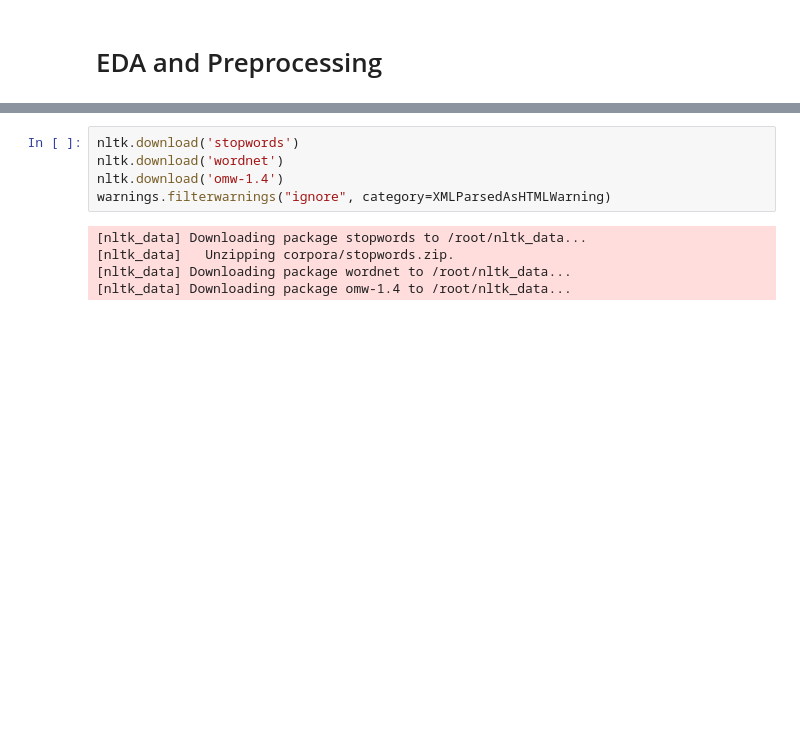
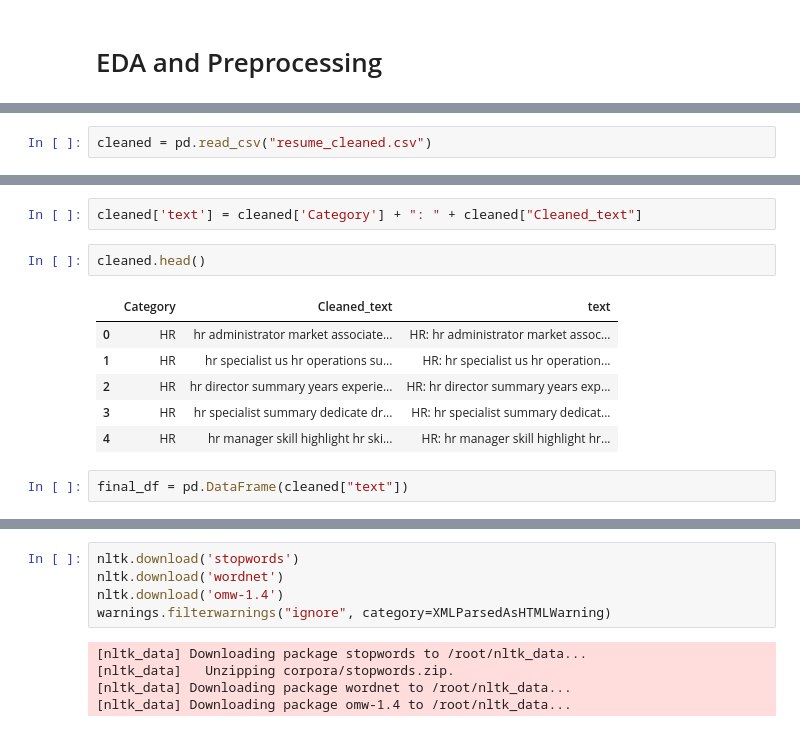
Before and after one commit to NotShivain/Resume-Analysis, a Jupyter notebook: Ollama_resume_agent/Resume_Scoring_BERT.ipynb, the cells around one changed output, grey strips where cells are left out. Cells and saved outputs as stored; diff of their text form; blank space fills up the shorter version.

```diff
--- a/Ollama_resume_agent/Resume_Scoring_BERT.ipynb
+++ b/Ollama_resume_agent/Resume_Scoring_BERT.ipynb
@@ -2,0 +5,2 @@
+# %%
+cleaned = pd.read_csv("resume_cleaned.csv")
@@ -2,0 +16,13 @@
+# %%
+cleaned['text'] = cleaned['Category'] + ": " + cleaned["Cleaned_text"]
+# %%
+cleaned.head()
+# %% [output]
+|  | Category | Cleaned_text | text |
+| 0 | HR | hr administrator market associate... | HR: hr administrator market assoc... |
+| 1 | HR | hr specialist us hr operations su... | HR: hr specialist us hr operation... |
+| 2 | HR | hr director summary years experie... | HR: hr director summary years exp... |
+| 3 | HR | hr specialist summary dedicate dr... | HR: hr specialist summary dedicat... |
+| 4 | HR | hr manager skill highlight hr ski... | HR: hr manager skill highlight hr... |
+# %%
+final_df = pd.DataFrame(cleaned["text"])
```
Also changed, not shown: parts of 5 cells of this notebook, 6 other files.
